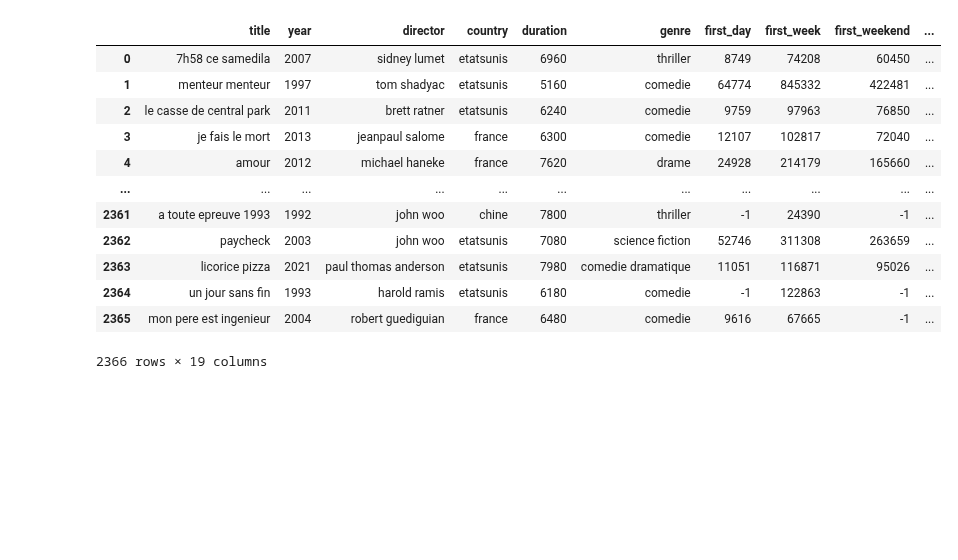
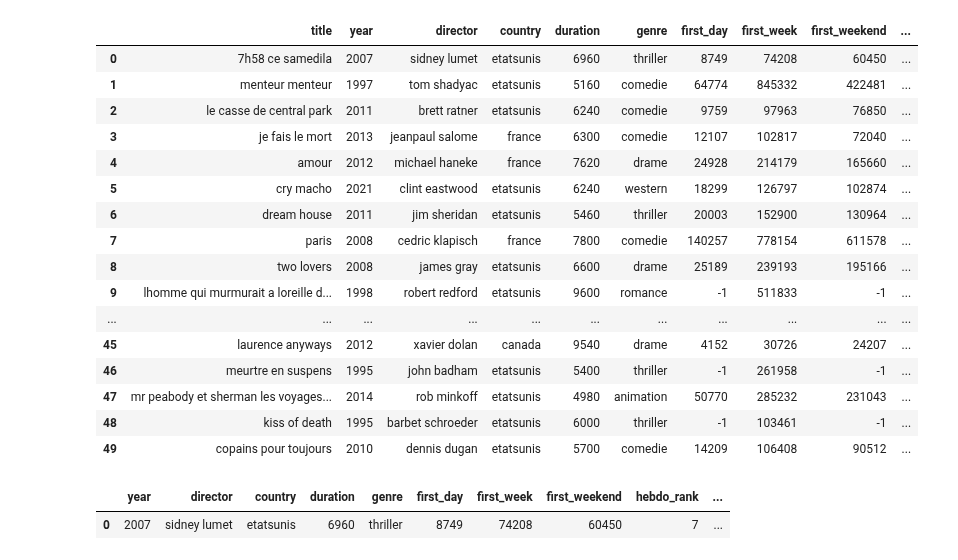
Before and after one commit to AFlo59/Brief_Popularity_Film, a Jupyter notebook: nettoyage/nettoyage.ipynb, the cells around one changed output. Saved outputs shown, nothing was run; the diff lists cells and outputs as text; code cells hidden in the pictures; blank space fills up the shorter version.

```diff
--- a/nettoyage/nettoyage.ipynb
+++ b/nettoyage/nettoyage.ipynb
@@ -1,19 +1,32 @@
 # %%
 import pandas as pd
+import numpy as np
+from sklearn.impute import KNNImputer
+
 
 df = pd.read_csv('../../films_db.csv')
-df
+df.head(50)
 # %% [output]
 |  | title | year | director | country | duration | genre | first_day | first_week | first_weekend | ... |
 | 0 | 7h58 ce samedila | 2007 | sidney lumet | etatsunis | 6960 | thriller | 8749 | 74208 | 60450 | ... |
 | 1 | menteur menteur | 1997 | tom shadyac | etatsunis | 5160 | comedie | 64774 | 845332 | 422481 | ... |
 | 2 | le casse de central park | 2011 | brett ratner | etatsunis | 6240 | comedie | 9759 | 97963 | 76850 | ... |
 | 3 | je fais le mort | 2013 | jeanpaul salome | france | 6300 | comedie | 12107 | 102817 | 72040 | ... |
 | 4 | amour | 2012 | michael haneke | france | 7620 | drame | 24928 | 214179 | 165660 | ... |
+| 5 | cry macho | 2021 | clint eastwood | etatsunis | 6240 | western | 18299 | 126797 | 102874 | ... |
+| 6 | dream house | 2011 | jim sheridan | etatsunis | 5460 | thriller | 20003 | 152900 | 130964 | ... |
+| 7 | paris | 2008 | cedric klapisch | france | 7800 | comedie | 140257 | 778154 | 611578 | ... |
+| 8 | two lovers | 2008 | james gray | etatsunis | 6600 | drame | 25189 | 239193 | 195166 | ... |
+| 9 | lhomme qui murmurait a loreille d... | 1998 | robert redford | etatsunis | 9600 | romance | -1 | 511833 | -1 | ... |
 | ... | ... | ... | ... | ... | ... | ... | ... | ... | ... | ... |
-| 2361 | a toute epreuve 1993 | 1992 | john woo | chine | 7800 | thriller | -1 | 24390 | -1 | ... |
-| 2362 | paycheck | 2003 | john woo | etatsunis | 7080 | science fiction | 52746 | 311308 | 263659 | ... |
-| 2363 | licorice pizza | 2021 | paul thomas anderson | etatsunis | 7980 | comedie dramatique | 11051 | 116871 | 95026 | ... |
-| 2364 | un jour sans fin | 1993 | harold ramis | etatsunis | 6180 | comedie | -1 | 122863 | -1 | ... |
-| 2365 | mon pere est ingenieur | 2004 | robert guediguian | france | 6480 | comedie | 9616 | 67665 | -1 | ... |
+| 45 | laurence anyways | 2012 | xavier dolan | canada | 9540 | drame | 4152 | 30726 | 24207 | ... |
+| 46 | meurtre en suspens | 1995 | john badham | etatsunis | 5400 | thriller | -1 | 261958 | -1 | ... |
+| 47 | mr peabody et sherman les voyages... | 2014 | rob minkoff | etatsunis | 4980 | animation | 50770 | 285232 | 231043 | ... |
+| 48 | kiss of death | 1995 | barbet schroeder | etatsunis | 6000 | thriller | -1 | 103461 | -1 | ... |
+| 49 | copains pour toujours | 2010 | dennis dugan | etatsunis | 5700 | comedie | 14209 | 106408 | 90512 | ... |
-2366 rows × 19 columns
+# %%
+df = df.drop(["title","visa"],axis=1)
+df.head(1)
+# %% [output]
+|  | year | director | country | duration | genre | first_day | first_week | first_weekend | hebdo_rank | ... |
+| 0 | 2007 | sidney lumet | etatsunis | 6960 | thriller | 8749 | 74208 | 60450 | 7 | ... |
```
Also changed, not shown: parts of 5 cells of this notebook.
